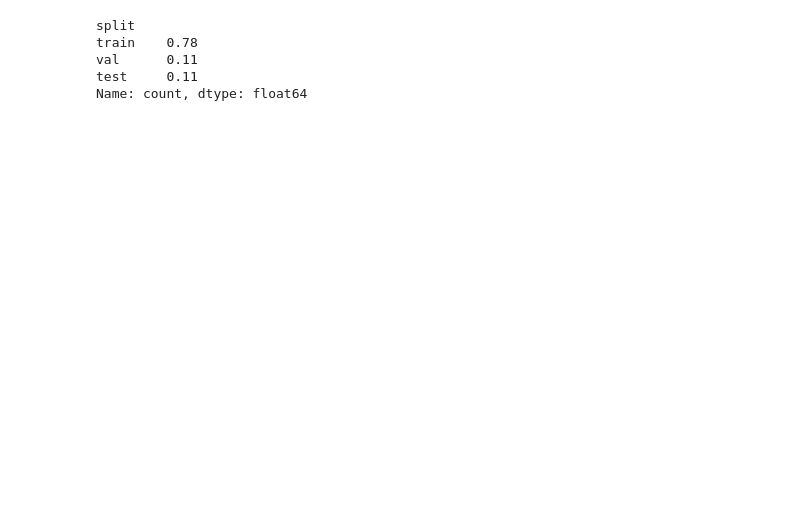
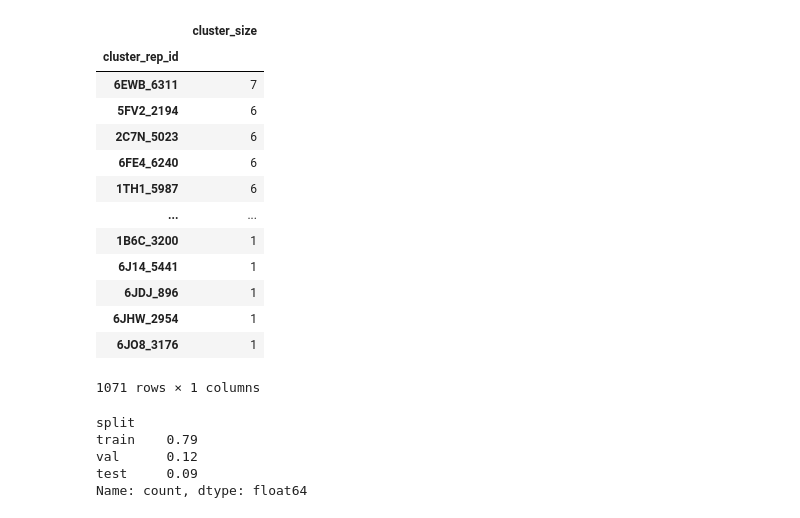
Before and after one commit to Proteinea/ppiseq, a Jupyter notebook: data_processing/data_postprocessing.ipynb, the cells around one changed output. Saved outputs shown, nothing was run; the diff lists cells and outputs as text; code cells hidden in the pictures; blank space fills up the shorter version.

```diff
--- a/data_processing/data_postprocessing.ipynb
+++ b/data_processing/data_postprocessing.ipynb
@@ -408,24 +404,53 @@ cluster_df_count
+# %%
+cluster_df_count = cluster_df.groupby(["cluster_rep_id"]).count().sort_values(
+    "fasta_id", ascending=False
+).rename(columns={"fasta_id": "cluster_size"})
+cluster_df_count
+# %% [output]
+|  | cluster_size |
+| cluster_rep_id |  |
+| 6EWB_6311 | 7 |
+| 5FV2_2194 | 6 |
+| 2C7N_5023 | 6 |
+| 6FE4_6240 | 6 |
+| 1TH1_5987 | 6 |
+| ... | ... |
+| 1B6C_3200 | 1 |
+| 6J14_5441 | 1 |
+| 6JDJ_896 | 1 |
+| 6JHW_2954 | 1 |
+| 6JO8_3176 | 1 |
+1071 rows × 1 columns
 # %%
-# evenly distribute the clusters between val and test
-val_fasta_ids = []
-add_to_val = True
+val_fasta_ids = set()
+test_fasta_ids = set(df[df["split"] == "test"]["fasta_id"].tolist())
+add_to_val = False
 for cluster_rep_id, cluster_size in cluster_df_count.iterrows():
+    cluster_members = cluster_df[
+        cluster_df["cluster_rep_id"] == cluster_rep_id
+    ]["fasta_id"].tolist()
     if add_to_val:
-        val_fasta_ids.extend(
-            cluster_df[cluster_df["cluster_rep_id"] == cluster_rep_id][
-                "fasta_id"
-            ].tolist()
-        )
+        for member in cluster_members:
+            val_fasta_ids.add(member)
+            member_pdb = df[df["fasta_id"] == member]["PDB"].values[0]
+            [
+                val_fasta_ids.add(fasta_id)
+                for fasta_id in df[df["PDB"] == member_pdb][
+                    "fasta_id"
+                ].tolist()
+            ]
     add_to_val = not add_to_val
-
+test_fasta_ids = test_fasta_ids - val_fasta_ids
 df["split"] = df.apply(
-    lambda row: "val" if row["fasta_id"] in val_fasta_ids else row["split"],
-    axis=1,
+    lambda x: "val" if x["fasta_id"] in val_fasta_ids else x["split"], axis=1
+)
+df["split"] = df.apply(
+    lambda x: "test" if x["fasta_id"] in test_fasta_ids else x["split"], axis=1
 )
 (df["split"].value_counts() / len(df)).round(2)
 # %% [output]
 split
-train    0.78
-val      0.11
-test     0.11
+train    0.79
+val      0.12
+test     0.09
 Name: count, dtype: float64
```
Also changed, not shown: parts of 31 cells of this notebook.
